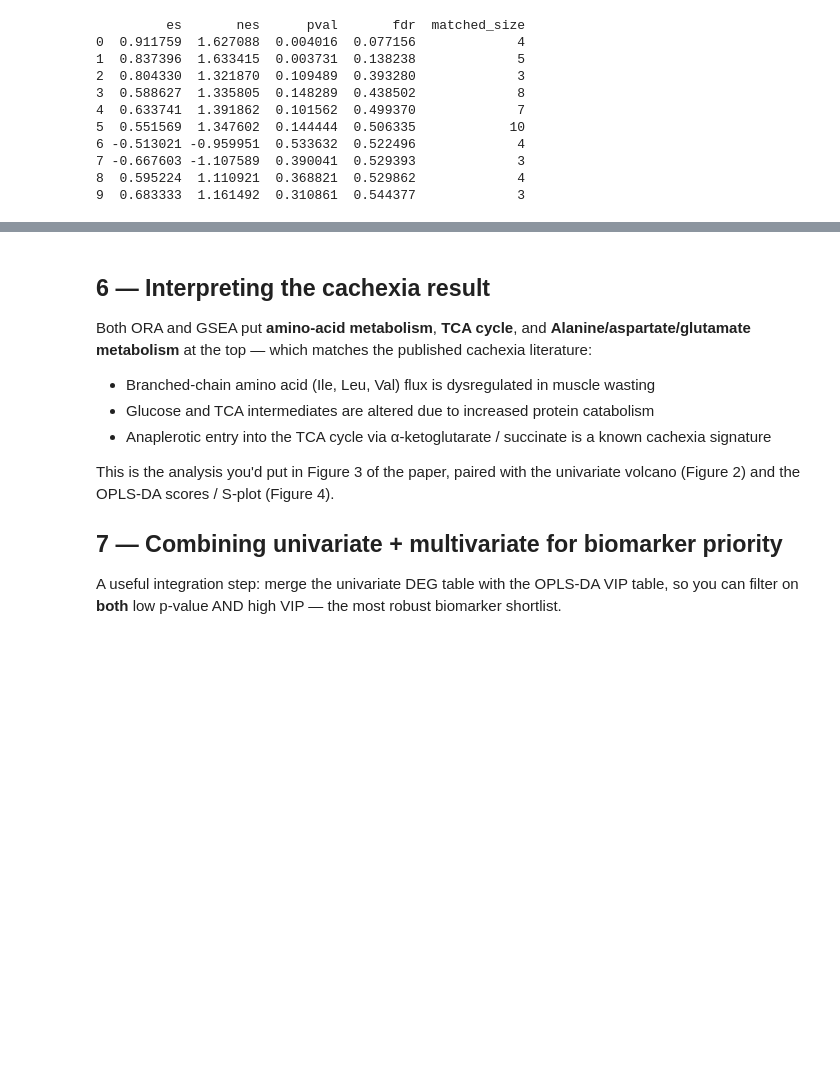
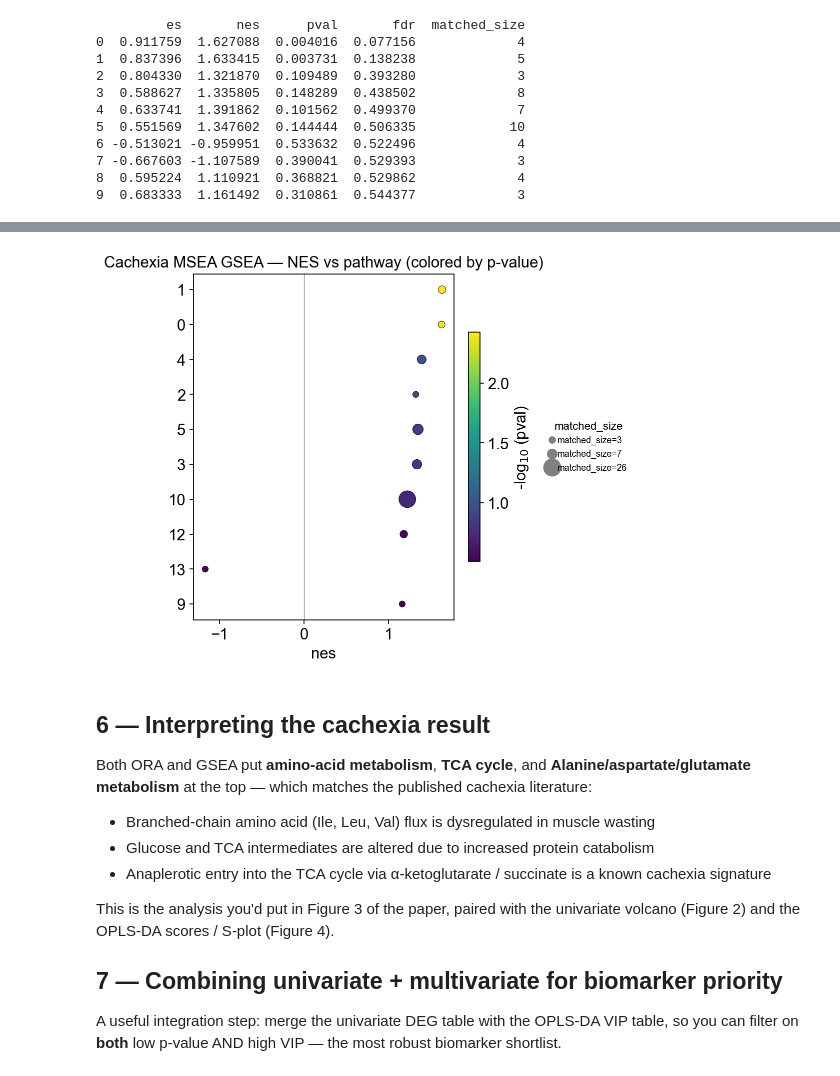
Before and after one commit to DBinary/omicverse-tutorials, a Jupyter notebook: docs/Tutorials-metabol/t_metabol_03_pathway.ipynb, the cells around one changed output, grey strips where cells are left out. Cells and saved outputs as stored; diff of their text form; code cells hidden in the pictures; blank space fills up the shorter version.

```diff
--- a/docs/Tutorials-metabol/t_metabol_03_pathway.ipynb
+++ b/docs/Tutorials-metabol/t_metabol_03_pathway.ipynb
@@ -221,3 +249,17 @@ gsea.head(10)[['es', 'nes', 'pval', 'fdr', 'matched_size']]
+# %%
+# GSEA output has pathway names in the INDEX — expose as a column for the dot plot
+gsea_plot = gsea.reset_index()
+gsea_plot = gsea_plot.rename(columns={gsea_plot.columns[0]: 'pathway'})
+
+fig, ax = ov.metabol.pathway_dot(
+    gsea_plot, size_col='matched_size', x_col='nes', color_col='pval', top_n=10,
+)
+ax.axvline(0, c='grey', lw=0.6)
+ax.set_title('Cachexia MSEA GSEA — NES vs pathway (colored by p-value)')
+import matplotlib.pyplot as plt
+plt.tight_layout(); plt.show()
+# %% [output]
+[figure, added]
 # %% [markdown]
 ## 6 — Interpreting the cachexia result
 
```
Also changed, not shown: parts of 5 cells of this notebook, 1 other file.
